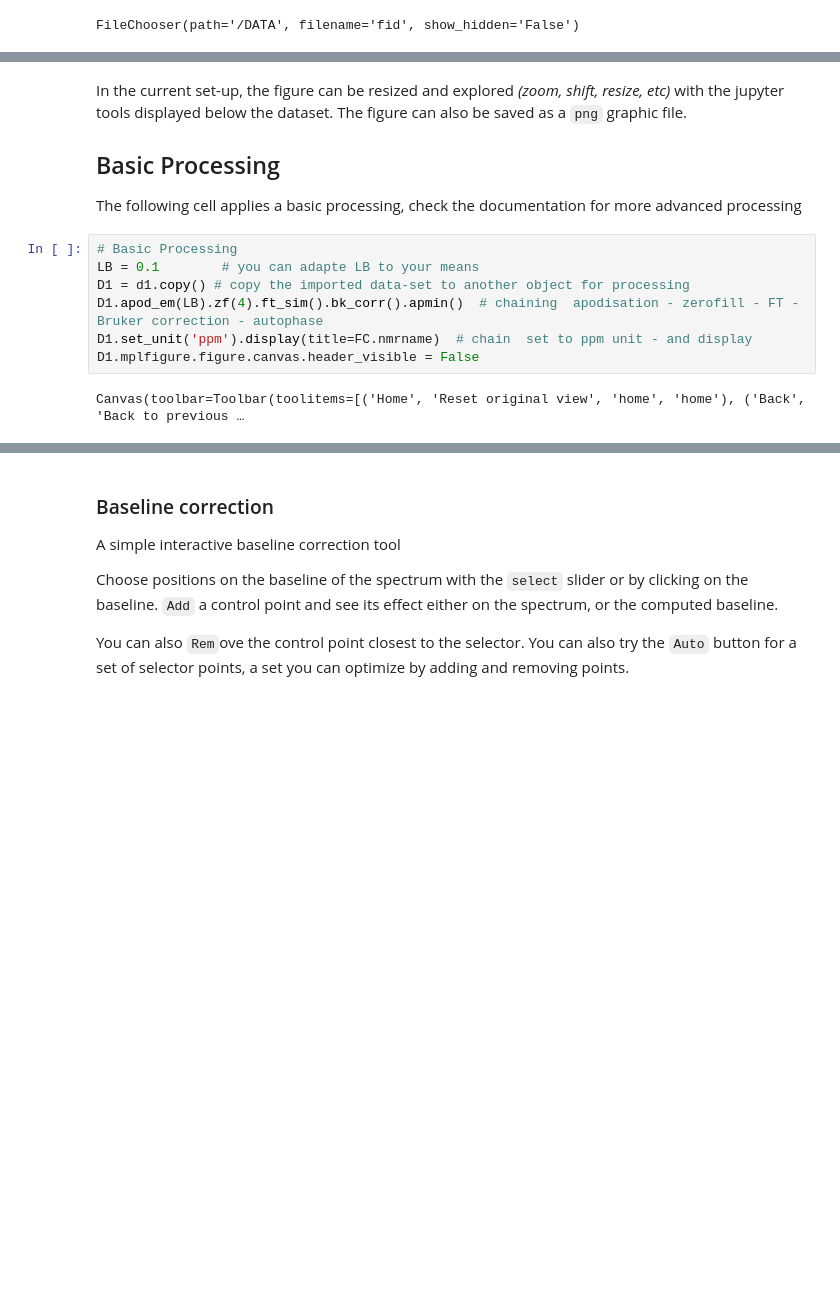
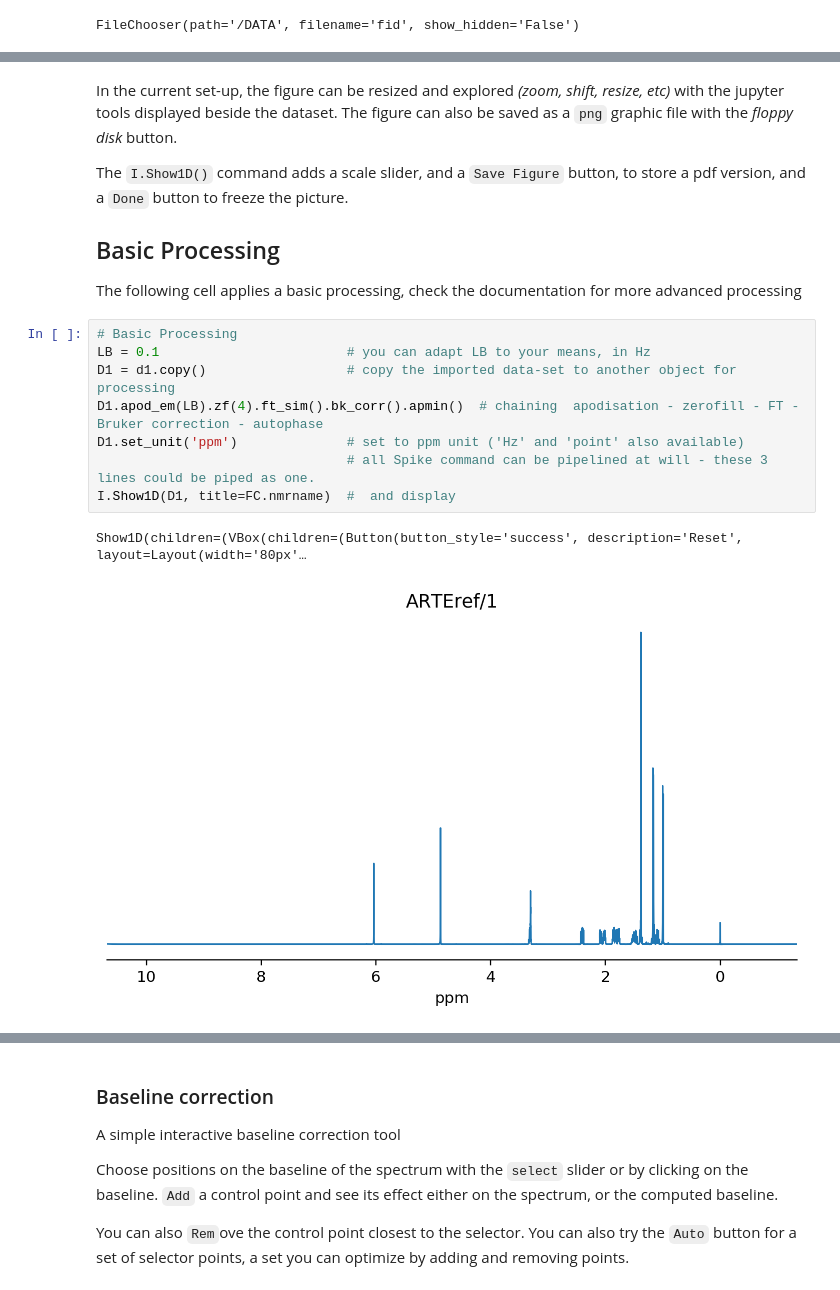
Before and after one commit to spike-project/spike, a Jupyter notebook: Notebooks/Proc1DNMR.ipynb, the cells around one changed output, grey strips where cells are left out. Cells and saved outputs as stored; diff of their text form; blank space fills up the shorter version.

```diff
--- a/Notebooks/Proc1DNMR.ipynb
+++ b/Notebooks/Proc1DNMR.ipynb
@@ -98,18 +104,22 @@ Show1D(children=(VBox(children=(HTML(value='&nbsp;', layout=Layout(width='80px')
 # %% [markdown]
-In the current set-up, the figure can be resized and explored *(zoom, shift, resize, etc)* with the jupyter tools displayed  below the dataset.
-The figure can also be saved as a `png` graphic file.
+In the current set-up, the figure can be resized and explored *(zoom, shift, resize, etc)* with the jupyter tools displayed  beside the dataset.
+The figure can also be saved as a `png` graphic file with the *floppy disk* button.
+
+The `I.Show1D()` command adds a scale slider, and a `Save Figure` button, to store a pdf version, and a `Done` button to freeze the picture.
 
 ## Basic Processing
 The following cell applies a basic processing, check the documentation for more advanced processing
 # %%
 # Basic Processing
-LB = 0.1        # you can adapte LB to your means
-D1 = d1.copy() # copy the imported data-set to another object for processing
+LB = 0.1                        # you can adapt LB to your means, in Hz
+D1 = d1.copy()                  # copy the imported data-set to another object for processing
 D1.apod_em(LB).zf(4).ft_sim().bk_corr().apmin()  # chaining  apodisation - zerofill - FT - Bruker correction - autophase
-D1.set_unit('ppm').display(title=FC.nmrname)  # chain  set to ppm unit - and display
-D1.mplfigure.figure.canvas.header_visible = False
+D1.set_unit('ppm')              # set to ppm unit ('Hz' and 'point' also available)
+                                # all Spike command can be pipelined at will - these 3 lines could be piped as one.
+I.Show1D(D1, title=FC.nmrname)  #  and display
 # %% [output]
-Canvas(toolbar=Toolbar(toolitems=[('Home', 'Reset original view', 'home', 'home'), ('Back', 'Back to previous …
+Show1D(children=(VBox(children=(Button(button_style='success', description='Reset', layout=Layout(width='80px'…
+[figure, added]
 # %% [markdown]
 <hr/>
 
```
Also changed, not shown: parts of 15 cells of this notebook, 3 other files.
